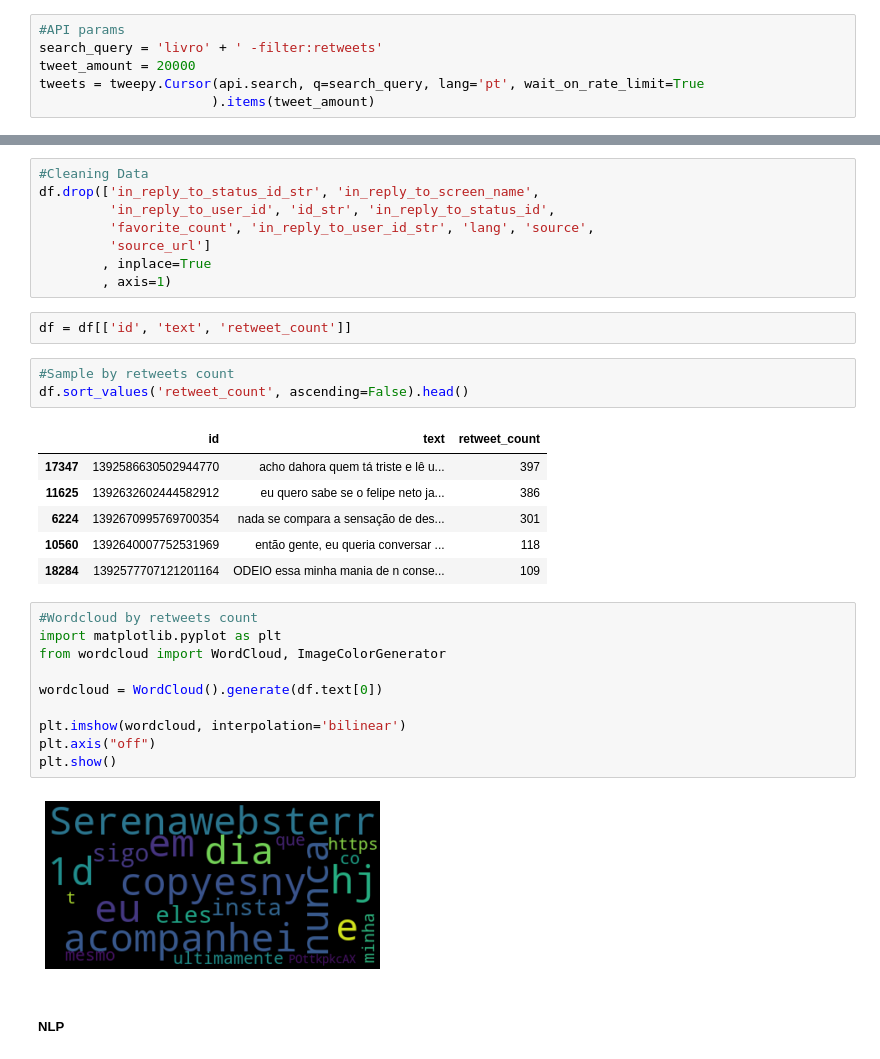
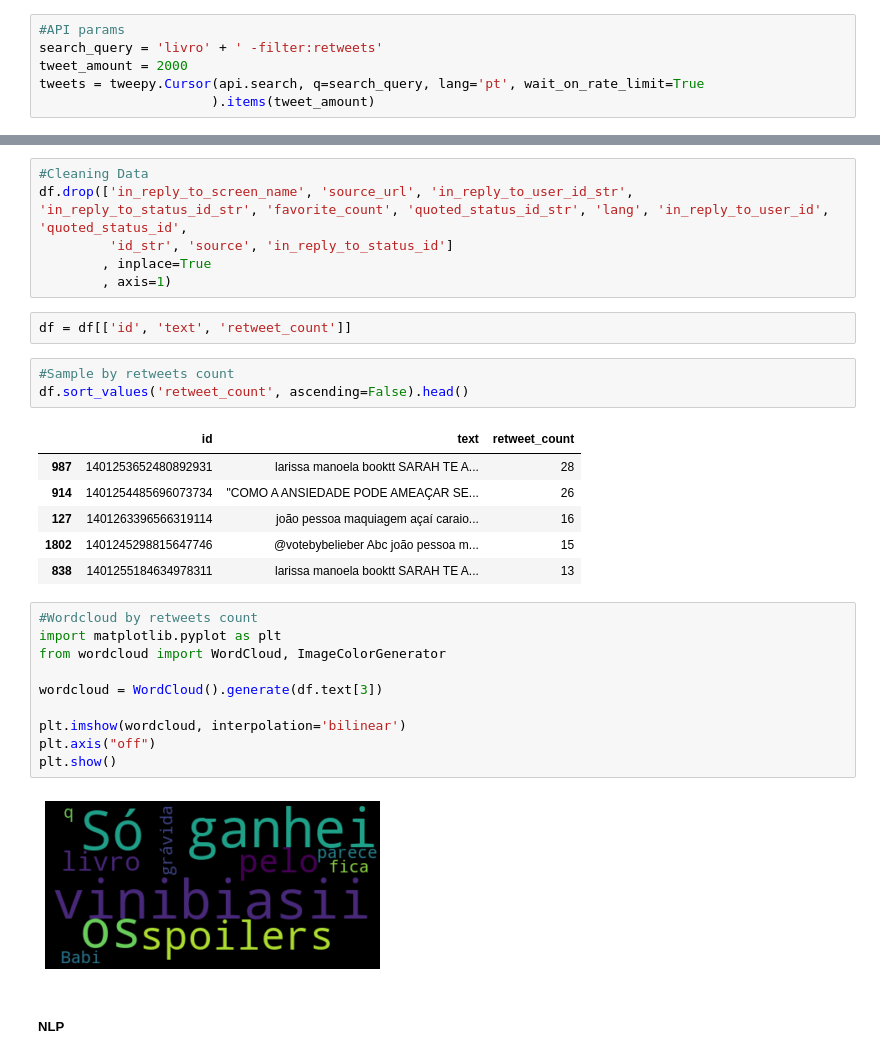
Before and after one commit to mathecsilva/sentiment-analysis-twitter-pt-livros, a Jupyter notebook: sentiment-analysis-twitter-pt-livros.ipynb, the cells around one changed output, grey strips where cells are left out. Saved outputs shown, nothing was run; the diff lists cells and outputs as text.

```diff
--- a/sentiment-analysis-twitter-pt-livros.ipynb
+++ b/sentiment-analysis-twitter-pt-livros.ipynb
@@ -26,7 +26,7 @@ api = tweepy.API(auth)
 # %%
 #API params
 search_query = 'livro' + ' -filter:retweets'
-tweet_amount = 20000
+tweet_amount = 2000
 tweets = tweepy.Cursor(api.search, q=search_query, lang='pt', wait_on_rate_limit=True
                       ).items(tweet_amount)
 # %%
@@ -65,10 +66,8 @@ Index(['text', 'lang', 'source', 'favorite_count', 'id', 'in_reply_to_user_id',
       dtype='object')
 # %%
 #Cleaning Data
-df.drop(['in_reply_to_status_id_str', 'in_reply_to_screen_name',
-         'in_reply_to_user_id', 'id_str', 'in_reply_to_status_id',
-         'favorite_count', 'in_reply_to_user_id_str', 'lang', 'source',
-         'source_url']
+df.drop(['in_reply_to_screen_name', 'source_url', 'in_reply_to_user_id_str', 'in_reply_to_status_id_str', 'favorite_count', 'quoted_status_id_str', 'lang', 'in_reply_to_user_id', 'quoted_status_id',
+         'id_str', 'source', 'in_reply_to_status_id']
         , inplace=True
         , axis=1)
 # %%
@@ -78,23 +77,23 @@ df = df[['id', 'text', 'retweet_count']]
 df.sort_values('retweet_count', ascending=False).head()
 # %% [output]
 |  | id | text | retweet_count |
-| 17347 | 1392586630502944770 | acho dahora quem tá triste e lê u... | 397 |
-| 11625 | 1392632602444582912 | eu quero sabe se o felipe neto ja... | 386 |
-| 6224 | 1392670995769700354 | nada se compara a sensação de des... | 301 |
-| 10560 | 1392640007752531969 | então gente, eu queria conversar ... | 118 |
-| 18284 | 1392577707121201164 | ODEIO essa minha mania de n conse... | 109 |
+| 987 | 1401253652480892931 | larissa manoela booktt SARAH TE A... | 28 |
+| 914 | 1401254485696073734 | "COMO A ANSIEDADE PODE AMEAÇAR SE... | 26 |
+| 127 | 1401263396566319114 | joão pessoa maquiagem açaí caraio... | 16 |
+| 1802 | 1401245298815647746 | @votebybelieber Abc joão pessoa m... | 15 |
+| 838 | 1401255184634978311 | larissa manoela booktt SARAH TE A... | 13 |
 # %%
 #Wordcloud by retweets count
 import matplotlib.pyplot as plt
 from wordcloud import WordCloud, ImageColorGenerator
 
-wordcloud = WordCloud().generate(df.text[0])
+wordcloud = WordCloud().generate(df.text[3])
 
 plt.imshow(wordcloud, interpolation='bilinear')
 plt.axis("off")
 plt.show()
 # %% [output]
-[figure, old version]
+[figure, new version]
 # %% [markdown]
 ##### NLP
 # %%
```
Also changed, not shown: parts of 3 cells of this notebook.
